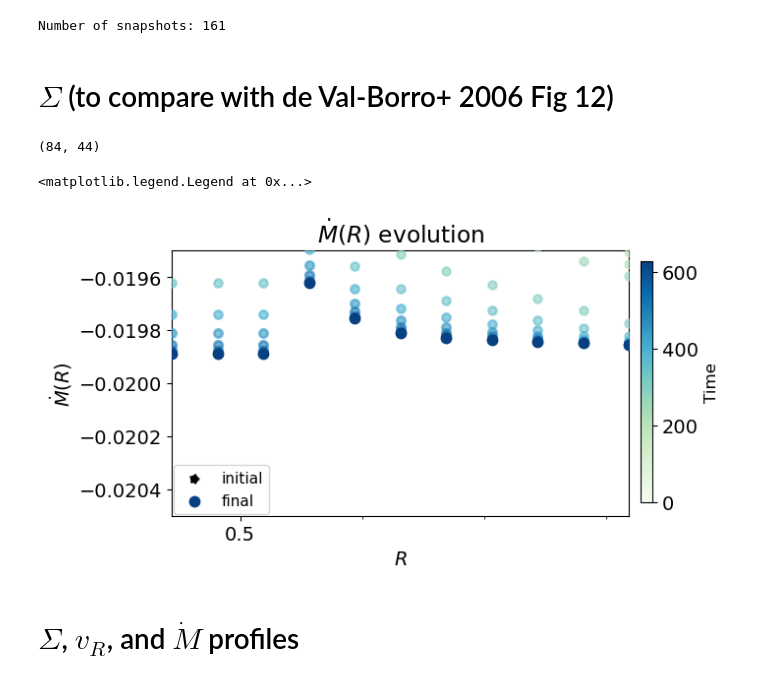
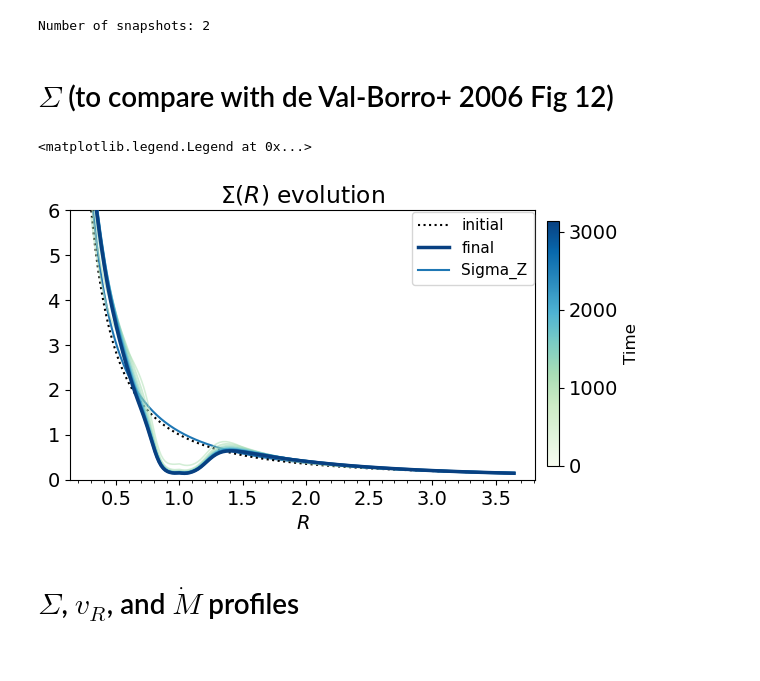
Before and after one commit to Jupiter1994/athena-warps, a Jupyter notebook: warped-disks/jiarus_diagnosis_2d.ipynb, the cells around one changed output. Cells and saved outputs as stored; diff of their text form; code cells hidden in the pictures.

Commit message:
disk-2d-planet12c,disk-planet6b

```diff
--- a/warped-disks/jiarus_diagnosis_2d.ipynb
+++ b/warped-disks/jiarus_diagnosis_2d.ipynb
@@ -14,7 +14,7 @@ import athena_read
 import glob
 # %%
 ## Snapshots registration
-sim_name = 'disk-2d-planet10c'
+sim_name = 'disk-2d-planet12c'
 #sim_name = 'disk-cyl16'
 # sim_name = 'disk-jiaru9'
 path = '/scratch/phn2956/' + sim_name + '/'
@@ -24,22 +24,18 @@ snapshot_list = sorted(glob.glob(path+'disk.out1.*.athdf'))
 snapshot_list_uov = sorted(glob.glob(path+'disk.out4.*.athdf'))
 print("Number of snapshots:", len(snapshot_list))
 
-alpha = 0.2 # 0.004 # 0.2
-cs = 0.1 # 0.05 # 0.1
+alpha = 1.e-2 # 1.e-2 # 0.004 # 0.2
+cs = 0.05 # 0.05 # 0.1
 # nu = 1e-5 # kinematic viscosity
 # %% [output]
-Number of snapshots: 161
+Number of snapshots: 2
 # %% [markdown]
 # $\Sigma$ (to compare with de Val-Borro+ 2006 Fig 12)
-# %%
-temp = den*vx1#*rad_3d
-temp.shape
-# %% [output]
-(84, 44)
 # %%
 ## Plot density, v_r, and Mdot
 
-snapshot_plot = snapshot_list[0:101:10]
+snapshot_plot = snapshot_list[0:11:1]
+snapshot_plot_uov = snapshot_list_uov[0:11:1]
 
 ## NOTE: I think the color scaling is wrong when the first snapshot isn't i=0, but it's a minor point
 norm   = mcolors.PowerNorm(gamma=1.5, vmin=0, vmax=len(snapshot_plot)-1)
@@ -49,7 +45,8 @@ fig,axs = plt.subplots(1,1, figsize=(6,3.5),sharex=True,sharey=False)
 
 for i, frame in enumerate(snapshot_plot):
 
-    ath_data  = athena_read.athdf(frame,num_ghost=2,quantities=["rho", "vel1", "vel2", "vel3"])
+    ath_data  = athena_read.athdf(frame,num_ghost=0,quantities=["rho", "vel1", "vel2", "vel3"])
+    uov_data  = athena_read.athdf(uov_frame)
     t_sim = ath_data['Time']
     #print('loading snapshot at t= %5.1f'%t_sim)
 
@@ -68,15 +65,21 @@ for i, frame in enumerate(snapshot_plot):
     vx3 = np.swapaxes(ath_data['vel3'],0,2)
     den = np.swapaxes(ath_data['rho'],0,2)
 
+    # Mdot at the cell's left face (in the R direction)
+    Mdot_lf = np.swapaxes(uov_data['user_out_var0'],0,2)
+    Mdot_lf = np.reshape(Mdot_lf, (N_R,N_phi))
+    Mdot = np.sum(Mdot_lf[:,:], axis=1)
+    Mdot_const = Mdot#[5]
+
     ## \bar(Sigma) = azimuthally-averaged Sigma/"den", or
     ## \bar(Sigma)(R') = (1/2pi) * \int Sigma(R=R',phi) dphi
     Sigma_integrand = den*d_phi
-    Sigma_avg = np.sum(Sigma_integrand[:,2:-2,0],axis=1)/(2*np.pi)
+    Sigma_avg = np.sum(Sigma_integrand[:,:,0],axis=1)/(2*np.pi)
 
     ## Mdot(R) = mass inflow rate, or:
     ## Mdot(R') = \int Sigma(R=R',phi)*v_R(R',phi) (R*dphi)
-    Mdot_integrand = den*vx1*rad_3d*d_phi
-    Mdot = np.sum(Mdot_integrand[:,2:-2,0],axis=1)
+    # Mdot_integrand = den*vx1*rad_3d*d_phi
+    # Mdot = np.sum(Mdot_integrand[:,:,0],axis=1)
 
     ## mass-weighted v_R = Mdot / (2pi*R*\bar{Sigma}(R))
     vr = Mdot / (2*np.pi*rad_app*Sigma_avg)
@@ -95,13 +98,16 @@ for i, frame in enumerate(snapshot_plot):
 
     ## use below kws if just plotting final snapshot
     #kws = {'c': '#084081', 'lw': 2.5, 'label': 't={:.1f}'.format(t_sim), 'zorder': zorder + 100}
-    Sigma_sol = Sigma_avg[0] * (rad_app/rad_app[0])**-1.5
-    #Sigma_z = np.abs(Mdot) / (3*np.pi*nu)
+    #Sigma_sol = Sigma_avg[0] * (rad_app/rad_app[0])**-1.5
+    H_R = cs * rad_app**(1.5) # scale height H(R)
+    nu_R = alpha*cs*H_R
+    Sigma_z = np.abs(Mdot) / (3*np.pi*nu_R)
+    #Sigma_z = rad_app**(-1.5)
 
     #axs.plot(rad_app,Sigma_avg/Sigma_sol,**kws)
-    #Sigmas_normed = Sigma_avg/Sigma_z
-    #axs.plot(rad_app,Sigmas_normed,**kws)
-    axs.scatter(rad_app, Mdot, **kws)
+    Sigmas_normed = Sigma_avg#/Sigma_z
+    axs.plot(rad_app,Sigmas_normed,**kws)
+    #axs.plot(rad_app, Mdot, **kws)
     #axs.plot(rad_app, vr, **kws)
 
 
@@ -111,7 +117,7 @@ cbar = fig.colorbar(sm, cax=cbar_ax)
 cbar.set_label('Time', fontsize=12)
 
 # take the sim's constant Mdot value as the truth
-Mdot_const = Mdot[3]
+Mdot_const = Mdot[39]
 H_R = cs * rad_app**(1.5) # scale height H(R)
 nu_R = alpha*cs*H_R
 ## note that vR = (3/2) * nu/R
@@ -119,6 +125,7 @@ nu_R = alpha*cs*H_R
 Sigma_sol = -Mdot_const / (3*np.pi*nu_R)
 vR_sol = Mdot_const / (2*np.pi*rad_app*Sigma_sol)
 Mdot_sol  = Mdot_const * (rad_app/rad_app[-1])**0
+axs.plot(rad_app,Sigma_sol, label="Sigma_Z")#,**kws)
 
 kws_theory = {'c': 'r', 'lw': 1.5, 'ls': '--', 'zorder': zorder+200}
 #axs.plot(rad_app,Sigma_sol/Sigma_sol,**kws_theory)
@@ -128,39 +135,39 @@ kws_theory = {'c': 'r', 'lw': 1.5, 'ls': '--', 'zorder': zorder+200}
   # label=r"$\bar{\Sigma} = \Sigma_\text{g, in} \left(R / R_\text{g, in} \right)^{-1.5}$")
 #axs.plot([],[],c='r',lw=1.5,ls='--',zorder=zorder+200)#,label='steady-state')
 
 #### set axes
 axs.set_xlabel(r'$R$')
 #axs.set_xlim(rad_app[[0, 10]])
 #axs.set_ylabel(r'$\bar{\Sigma}/\Sigma_{ss}$')
-axs.set_ylabel(r'$\bar{\Sigma}/\Sigma_Z$')
+#axs.set_ylabel(r'$\bar{\Sigma}/\Sigma_Z$')
 #axs.set_ylabel(r'$\dot{M}(R)$')
 #axs.set_ylabel(r'$v_R$')
-axs.set_ylim(-2.05e-2, -1.95e-2)
-#axs.set_ylim(-2.e-3, 2.e-3)
+#axs.set_ylim(-2.05e-2, -1.95e-2)
+axs.set_ylim(0,6)
 #axs.tick_params(axis='both', which='both', direction='in', top=True, right=True)
 
 axs.xaxis.set_major_locator(MultipleLocator(0.5))
 axs.xaxis.set_major_formatter('{x:.1f}')
 axs.xaxis.set_minor_locator(MultipleLocator(0.1))
 # axs.yaxis.set_major_locator(MultipleLocator(0.5))
 # axs.yaxis.set_major_formatter('{x:.1f}')
 # axs.yaxis.set_minor_locator(MultipleLocator(0.1))
 
-# axs.set_title(r'$\Sigma(R)$ evolution')
-axs.set_title(r'$\dot{M}(R)$ evolution')
+axs.set_title(r'$\Sigma(R)$ evolution')
+#axs.set_title(r'$\dot{M}(R)$ evolution')
 #axs.set_title(r'$v_R(R)$ evolution')
 
 axs.legend(
     fontsize=11,
     #loc='upper right',
     #bbox_to_anchor=(0.15, 1.22, 1.02, .452),
     ncol=1,
     #mode="expand",
     borderaxespad=0.1
 )
 # %% [output]
 <matplotlib.legend.Legend at 0x...>
-[figure, old version]
+[figure, new version]
 # %% [markdown]
 # $\Sigma$, $v_R$, and $\dot{M}$ profiles
 # %%
```
Also changed, not shown: parts of 10 cells of this notebook, 6 other files.
